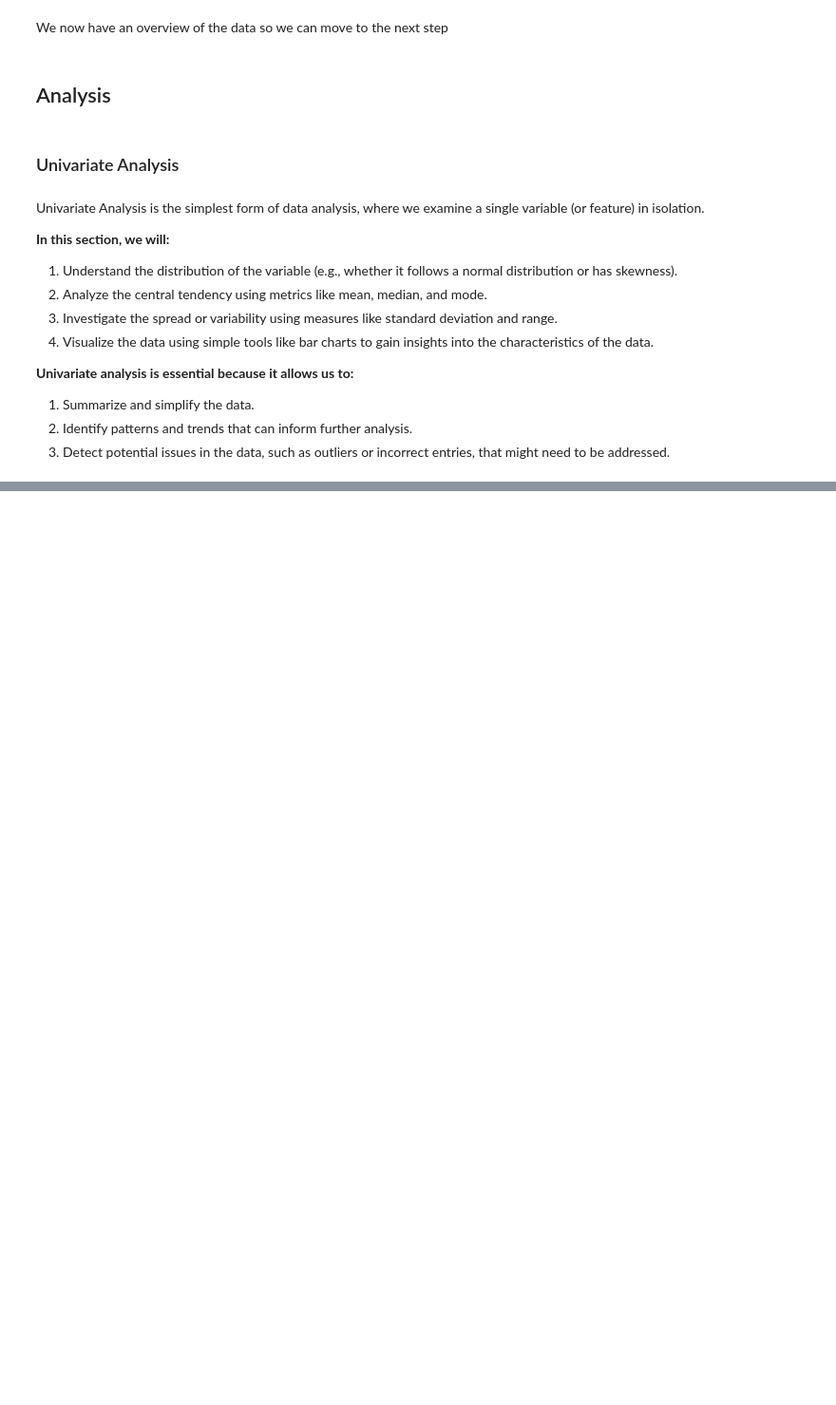
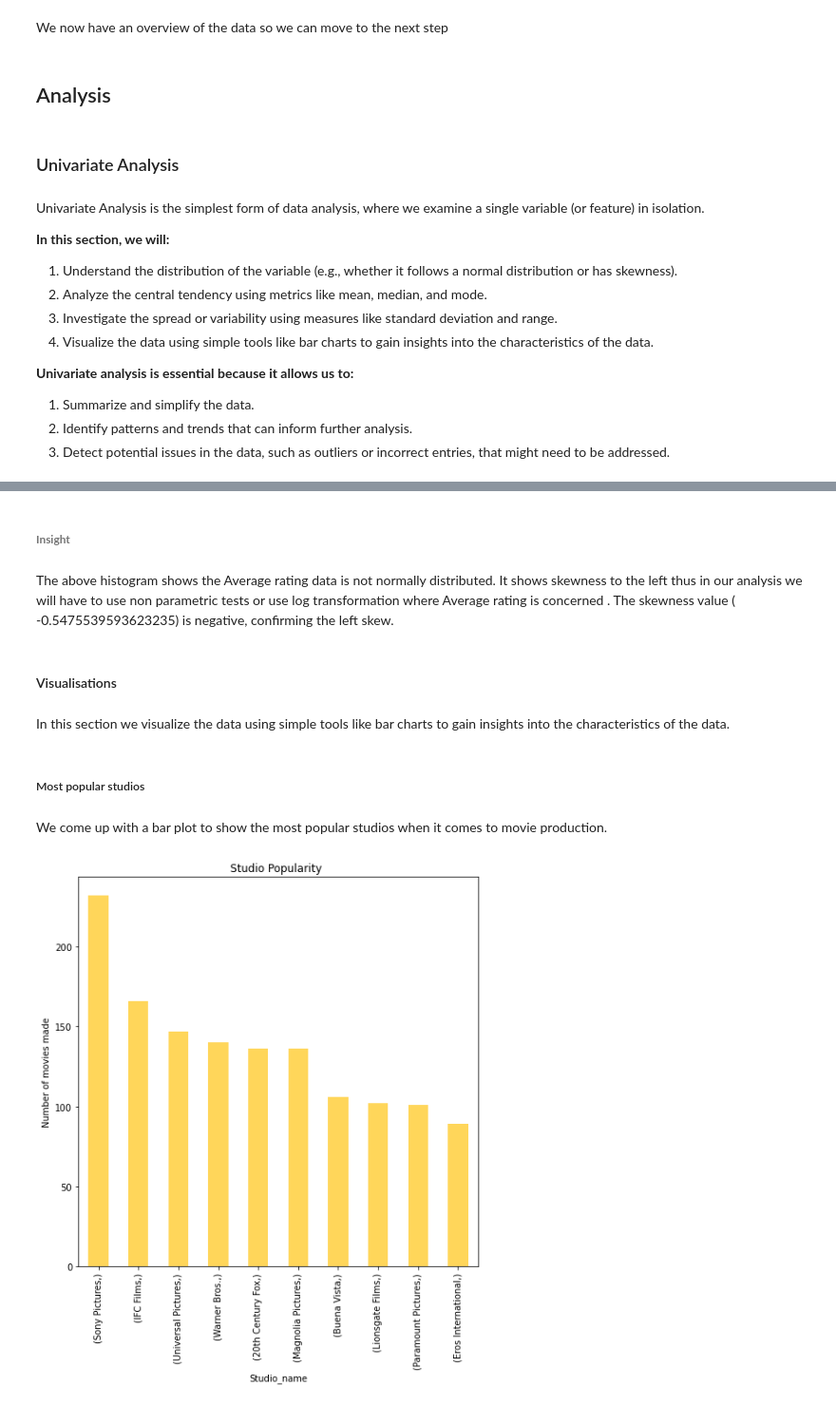
Before and after one commit to Rodgerdev/movies_data_project, a Jupyter notebook: phase 2 project.ipynb, the cells around one changed output, grey strips where cells are left out. Shown at 95% size. Drawn from its saved outputs; the diff is of its cells as text; code cells hidden in the pictures; blank space fills up the shorter version.

```diff
--- a/phase 2 project.ipynb
+++ b/phase 2 project.ipynb
@@ -1665,0 +1395,28 @@ Fail to reject the null hypothesis: No significant difference in Critic rating b
+# %% [markdown]
+###### **Insight**
+# %% [markdown]
+The above histogram shows the Average rating data is not normally distributed. It shows skewness to the left thus in our analysis we will have to use non parametric tests or use log transformation where Average rating is concerned . The skewness value  ( -0.5475539593623235) is  negative, confirming the left skew.
+# %% [markdown]
+#### Visualisations
+# %% [markdown]
+In this section we visualize the data using simple tools like bar charts to gain insights into the characteristics of the data.
+# %% [markdown]
+##### Most popular studios
+# %% [markdown]
+We come up with a bar plot to show the most popular studios when it comes to movie production.
+# %%
+# filter the top 10 studios producing most movies
+studio_popularity= df_bom[['studio_name']].value_counts().iloc[1:].head(10)
+
+# Plot the result
+fig, ax = plt.subplots(figsize = (8,8)) #initialise the figure and set the size to (8,8)
+
+
+studio_popularity.plot(kind = 'bar', color = '#FFD65A'); #creates a bar plot and sets the barplot color to orange
+ax.set_title('Studio Popularity ')#Labels the plot
+ax.set_xlabel('Studio_name') #labels the x axis
+ax.set_ylabel('Number of movies made') #Labels the y axis
+
+plt.savefig('Studio_Popularity.png') #Saves an image of the figure
+# %% [output]
+[figure, added]
```
Also changed, not shown: parts of 169 cells of this notebook.
